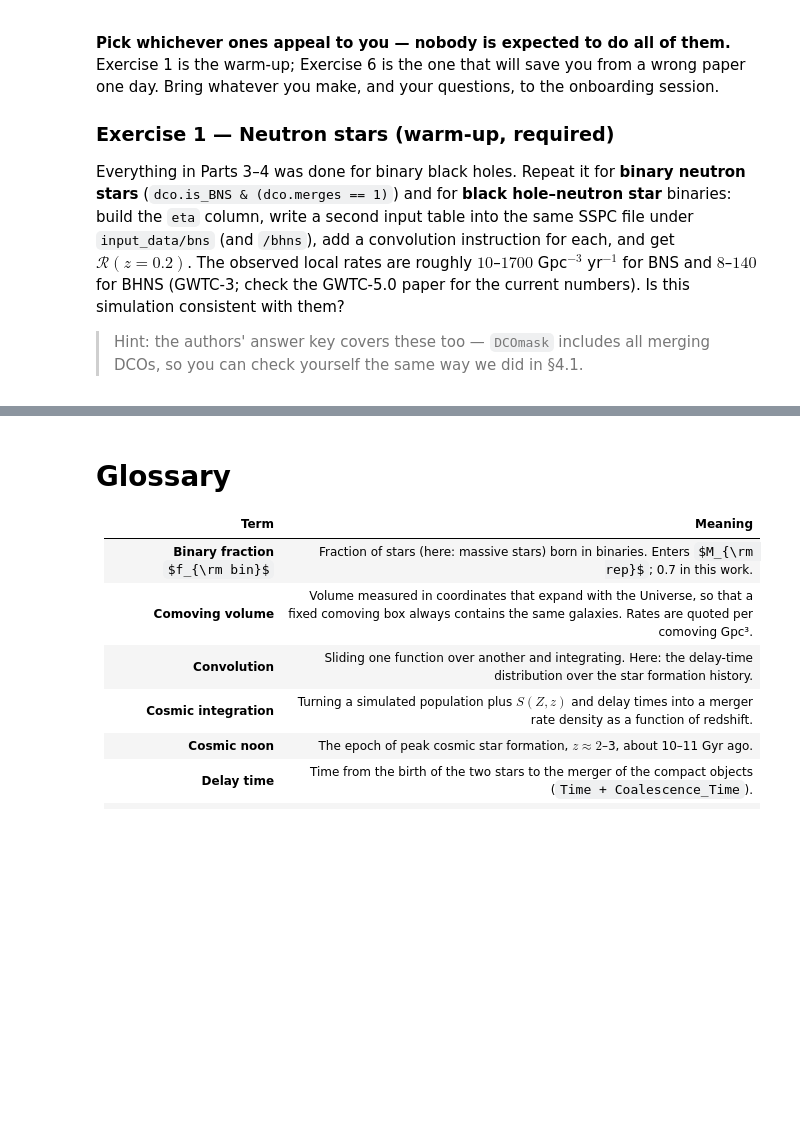
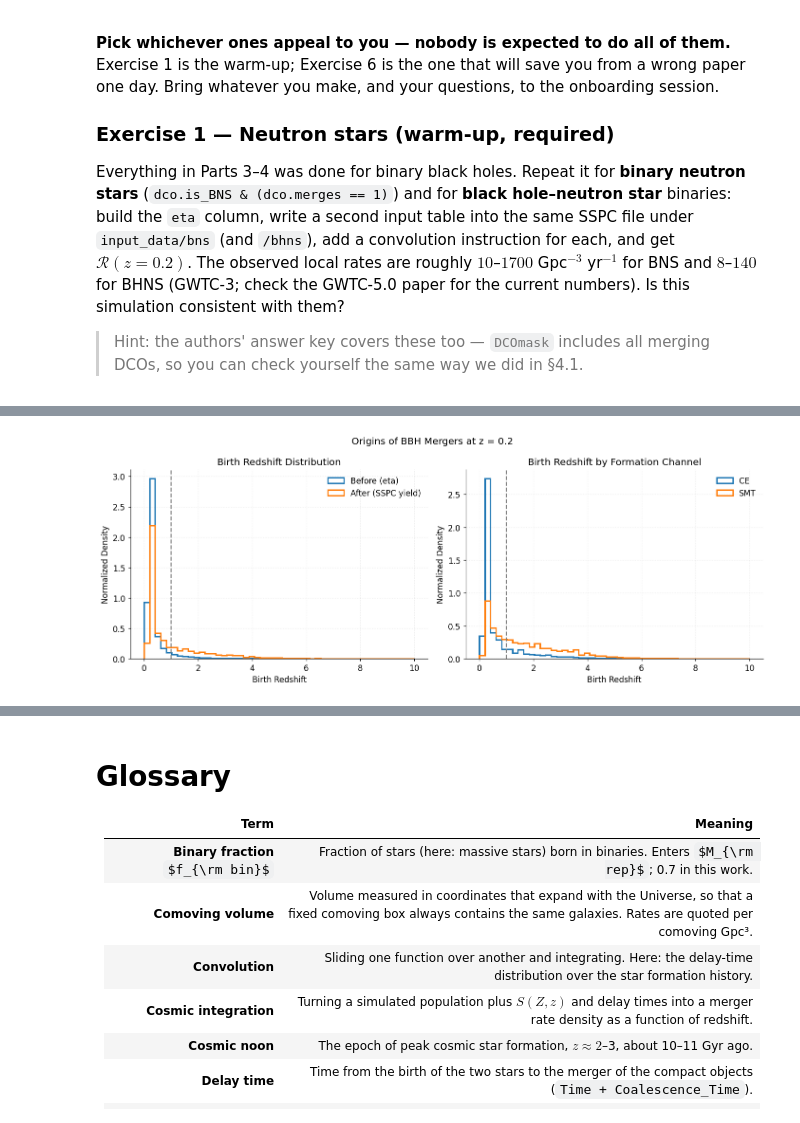
Before and after one commit to jasonyuki71/GROWL-catalog-public, a Jupyter notebook: onboarding_growl/tutorial_3_cosmic_integration_predicting_merger_rates.ipynb, the cells around one changed output, grey strips where cells are left out. Saved outputs shown, nothing was run; the diff lists cells and outputs as text; code cells hidden in the pictures; some formulas as TeX source; blank space fills up the shorter version.

```diff
--- a/onboarding_growl/tutorial_3_cosmic_integration_predicting_merger_rates.ipynb
+++ b/onboarding_growl/tutorial_3_cosmic_integration_predicting_merger_rates.ipynb
@@ -1780,0 +2041,80 @@ words or code) how you would turn $\mathrm{d}\mathcal{R}/\mathrm{d}m_1$ at each
+# %%
+# Step 1: Merger at z = 0.2
+z_merger = 0.2
+yield_z02 = read_sspc_yield(0.2)
+
+# Step 2: Calculate birth redshift
+t_merger = cosmo.lookback_time(z_merger).value
+t_birth = t_merger + bbh.t_delay_Myr.values / 1000
+
+z_grid = np.linspace(0, 20, 10000)
+t_grid = cosmo.lookback_time(z_grid).value
+
+z_birth = np.interp(t_birth, t_grid, z_grid,
+                    left=np.nan, right=np.nan)
+
+# Step 3: Calculate fractions from z_birth > 1
+early = z_birth > 1
+
+fraction_eta = (
+    bbh.eta.values[early].sum() / bbh.eta.sum()
+)
+
+fraction_sspc = (
+    yield_z02[early].sum() / yield_z02.sum()
+)
+
+print(f"Before cosmic integration: {fraction_eta:.2%}")
+print(f"After cosmic integration:  {fraction_sspc:.2%}")
+
+# Step 4: Split by formation channel
+for name, mask in [("CE", ~is_smt), ("SMT", is_smt)]:
+    fraction = (
+        yield_z02[mask & early].sum() /
+        yield_z02[mask].sum()
+    )
+    print(f"{name} fraction born at z > 1: {fraction:.2%}")
+
+# Step 5: Create two subplots
+bins = np.linspace(0, 10, 50)
+
+fig, axes = plt.subplots(1, 2, figsize=(13, 5))
+
+# Left: Before vs after cosmic integration
+axes[0].hist(z_birth, bins=bins, weights=bbh.eta,
+             density=True, histtype="step", linewidth=2,
+             label="Before (eta)")
+
+axes[0].hist(z_birth, bins=bins, weights=yield_z02,
+             density=True, histtype="step", linewidth=2,
+             label="After (SSPC yield)")
+
+axes[0].set_title("Birth Redshift Distribution")
+axes[0].set_xlabel("Birth Redshift")
+axes[0].set_ylabel("Normalized Density")
+axes[0].legend()
+
+# Right: CE vs SMT
+axes[1].hist(z_birth[~is_smt], bins=bins,
+             weights=yield_z02[~is_smt],
+             density=True, histtype="step", linewidth=2,
+             label="CE")
+
+axes[1].hist(z_birth[is_smt], bins=bins,
+             weights=yield_z02[is_smt],
+             density=True, histtype="step", linewidth=2,
+             label="SMT")
+
+axes[1].set_title("Birth Redshift by Formation Channel")
+axes[1].set_xlabel("Birth Redshift")
+axes[1].set_ylabel("Normalized Density")
+axes[1].legend()
+
+for ax in axes:
+    ax.axvline(1, color="gray", linestyle="--", label="z = 1")
+    ax.grid(alpha=0.3)
+
+plt.suptitle("Origins of BBH Mergers at z = 0.2")
+plt.tight_layout()
+plt.show()
+# %% [output]
@@ -1780,0 +2125 @@ words or code) how you would turn $\mathrm{d}\mathcal{R}/\mathrm{d}m_1$ at each
+[figure, added]
```
Also changed, not shown: parts of 27 cells of this notebook, 1 other file.
